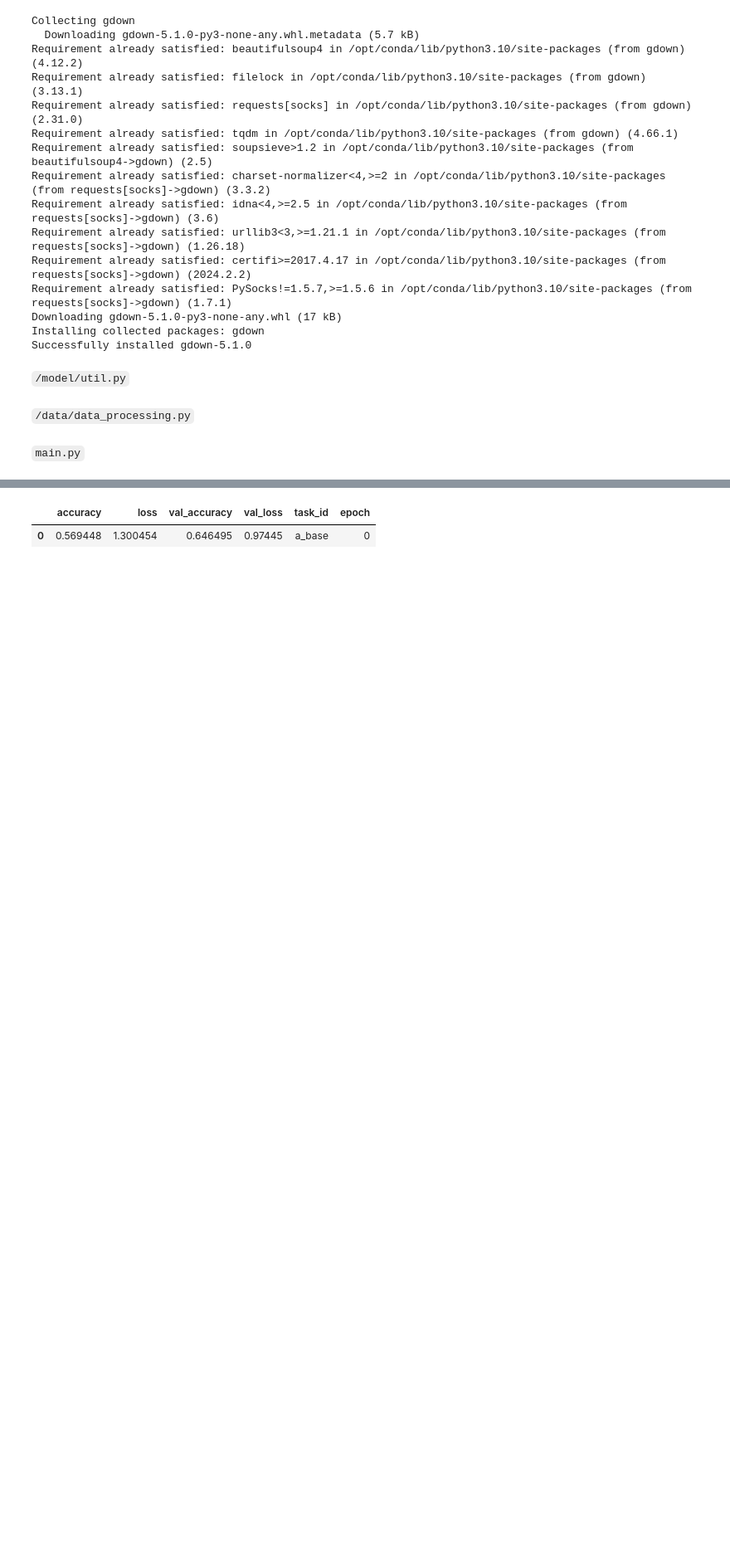
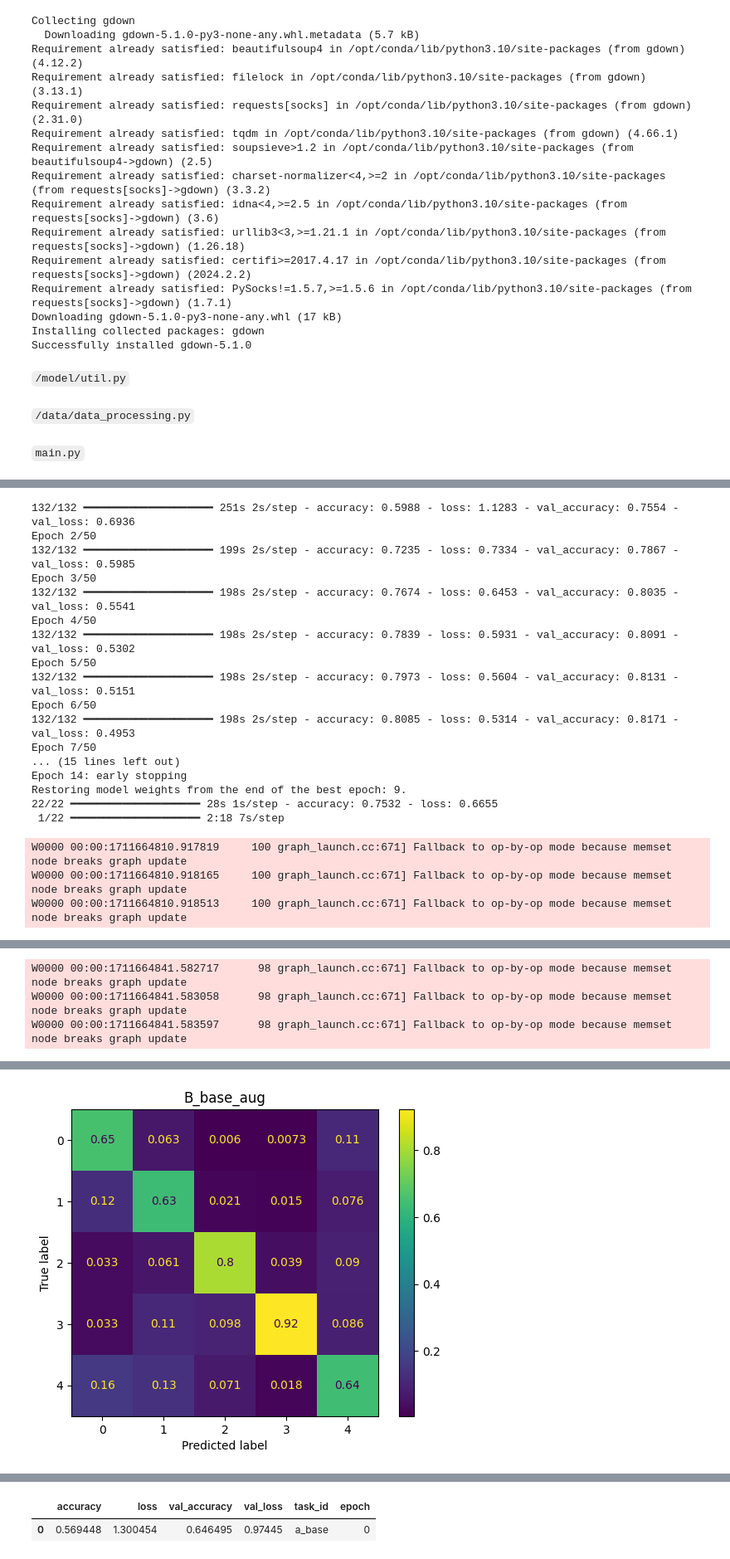
Before and after one commit to btsmith29/AMLS_II_assignment23_24, a Jupyter notebook: workings/assignment-workings.ipynb, the cells around one changed output, grey strips where cells are left out. Shown at 83% size. Drawn from its saved outputs; the diff is of its cells as text; code cells hidden in the pictures; blank space fills up the shorter version.

```diff
--- a/workings/assignment-workings.ipynb
+++ b/workings/assignment-workings.ipynb
@@ -522,0 +494,8 @@ W0000 00:00:1711493724.566500      94 graph_launch.cc:671] Fallback to op-by-op
+# %%
+print(datetime.datetime.now())
+ds_train_aug = augment_dataset(ds_train, 2)
+model_b = create_convnext_base(DEFAULT_PARAMS)
+df_train, df_test = run_task("B_base_aug", model_b, ds_train_aug, ds_valid, ds_test, DEFAULT_PARAMS)
+collector.add_task_results(df_train, df_test)
+print(datetime.datetime.now())
+# %% [output]
@@ -522,0 +519,20 @@ W0000 00:00:1711493724.566500      94 graph_launch.cc:671] Fallback to op-by-op
+132/132 ━━━━━━━━━━━━━━━━━━━━ 251s 2s/step - accuracy: 0.5988 - loss: 1.1283 - val_accuracy: 0.7554 - val_loss: 0.6936
+Epoch 2/50
+132/132 ━━━━━━━━━━━━━━━━━━━━ 199s 2s/step - accuracy: 0.7235 - loss: 0.7334 - val_accuracy: 0.7867 - val_loss: 0.5985
+Epoch 3/50
+132/132 ━━━━━━━━━━━━━━━━━━━━ 198s 2s/step - accuracy: 0.7674 - loss: 0.6453 - val_accuracy: 0.8035 - val_loss: 0.5541
+Epoch 4/50
+132/132 ━━━━━━━━━━━━━━━━━━━━ 198s 2s/step - accuracy: 0.7839 - loss: 0.5931 - val_accuracy: 0.8091 - val_loss: 0.5302
+Epoch 5/50
+132/132 ━━━━━━━━━━━━━━━━━━━━ 198s 2s/step - accuracy: 0.7973 - loss: 0.5604 - val_accuracy: 0.8131 - val_loss: 0.5151
+Epoch 6/50
+132/132 ━━━━━━━━━━━━━━━━━━━━ 198s 2s/step - accuracy: 0.8085 - loss: 0.5314 - val_accuracy: 0.8171 - val_loss: 0.4953
+Epoch 7/50
+... (15 lines left out)
+Epoch 14: early stopping
+Restoring model weights from the end of the best epoch: 9.
+22/22 ━━━━━━━━━━━━━━━━━━━━ 28s 1s/step - accuracy: 0.7532 - loss: 0.6655
+ 1/22 ━━━━━━━━━━━━━━━━━━━━ 2:18 7s/step
+W0000 00:00:1711664810.917819     100 graph_launch.cc:671] Fallback to op-by-op mode because memset node breaks graph update
+W0000 00:00:1711664810.918165     100 graph_launch.cc:671] Fallback to op-by-op mode because memset node breaks graph update
+W0000 00:00:1711664810.918513     100 graph_launch.cc:671] Fallback to op-by-op mode because memset node breaks graph update
@@ -522,0 +540,3 @@ W0000 00:00:1711493724.566500      94 graph_launch.cc:671] Fallback to op-by-op
+W0000 00:00:1711664841.582717      98 graph_launch.cc:671] Fallback to op-by-op mode because memset node breaks graph update
+W0000 00:00:1711664841.583058      98 graph_launch.cc:671] Fallback to op-by-op mode because memset node breaks graph update
+W0000 00:00:1711664841.583597      98 graph_launch.cc:671] Fallback to op-by-op mode because memset node breaks graph update
@@ -522,0 +545 @@ W0000 00:00:1711493724.566500      94 graph_launch.cc:671] Fallback to op-by-op
+[figure, added]
```
Also changed, not shown: parts of 20 cells of this notebook.
